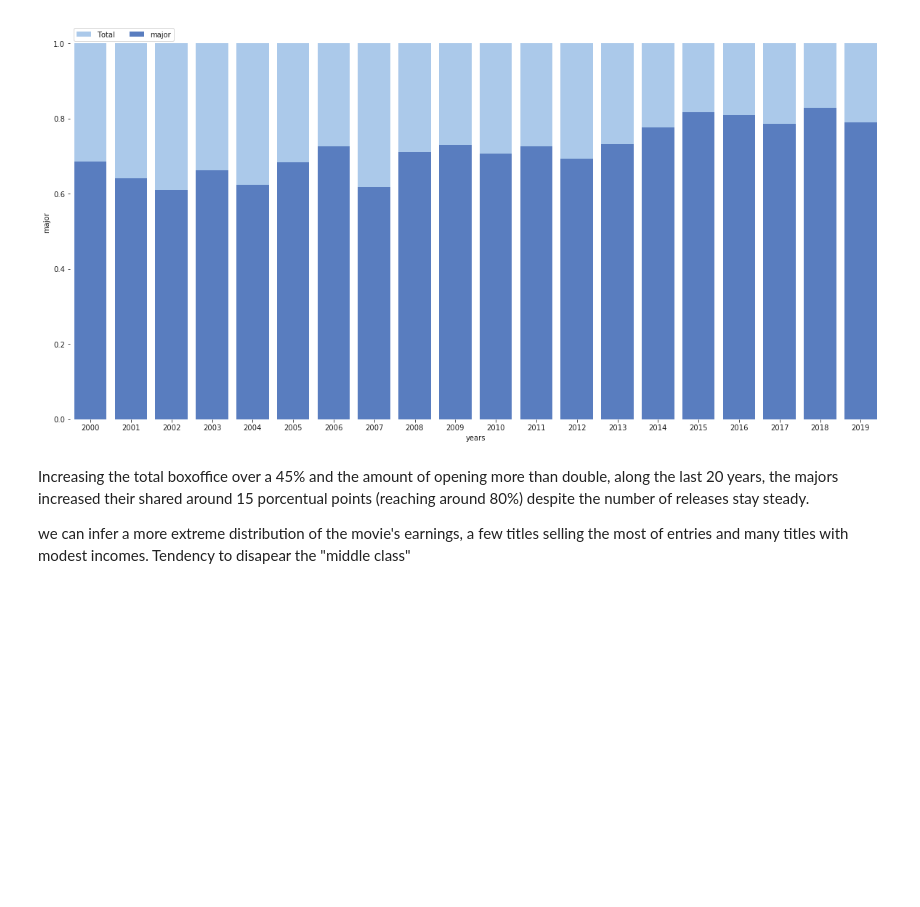
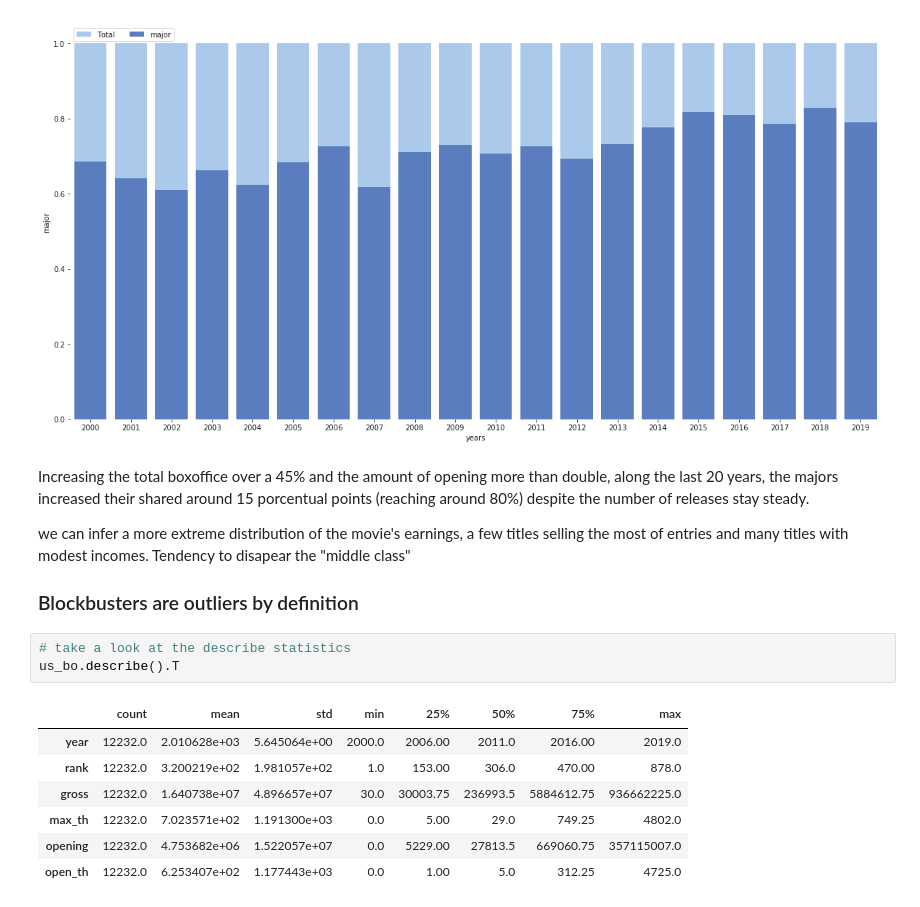
Before and after one commit to ivanlopezlobato/movies, a Jupyter notebook: notebooks/BoxOffice_Evolution_2000-2019.ipynb, the cells around one changed output. Cells and saved outputs as stored; diff of their text form; blank space fills up the shorter version.

```diff
--- a/notebooks/BoxOffice_Evolution_2000-2019.ipynb
+++ b/notebooks/BoxOffice_Evolution_2000-2019.ipynb
@@ -374,3 +374,16 @@ sns.despine(left=True, bottom=True)
 Increasing the total boxoffice over a 45% and the amount of opening more than double, along the last 20 years, the majors increased their shared around 15 porcentual points (reaching around 80%) despite the number of releases stay steady.
 
 we can infer a more extreme distribution of the movie's earnings, a few titles selling the most of entries and many titles with modest incomes. Tendency to disapear the "middle class"
+
+### Blockbusters are outliers by definition
+# %%
+# take a look at the describe statistics
+us_bo.describe().T
+# %% [output]
+|  | count | mean | std | min | 25% | 50% | 75% | max |
+| year | 12232.0 | 2.010628e+03 | 5.645064e+00 | 2000.0 | 2006.00 | 2011.0 | 2016.00 | 2019.0 |
+| rank | 12232.0 | 3.200219e+02 | 1.981057e+02 | 1.0 | 153.00 | 306.0 | 470.00 | 878.0 |
+| gross | 12232.0 | 1.640738e+07 | 4.896657e+07 | 30.0 | 30003.75 | 236993.5 | 5884612.75 | 936662225.0 |
+| max_th | 12232.0 | 7.023571e+02 | 1.191300e+03 | 0.0 | 5.00 | 29.0 | 749.25 | 4802.0 |
+| opening | 12232.0 | 4.753682e+06 | 1.522057e+07 | 0.0 | 5229.00 | 27813.5 | 669060.75 | 357115007.0 |
+| open_th | 12232.0 | 6.253407e+02 | 1.177443e+03 | 0.0 | 1.00 | 5.0 | 312.25 | 4725.0 |
```
Also changed, not shown: parts of 10 cells of this notebook, 3 other files.
